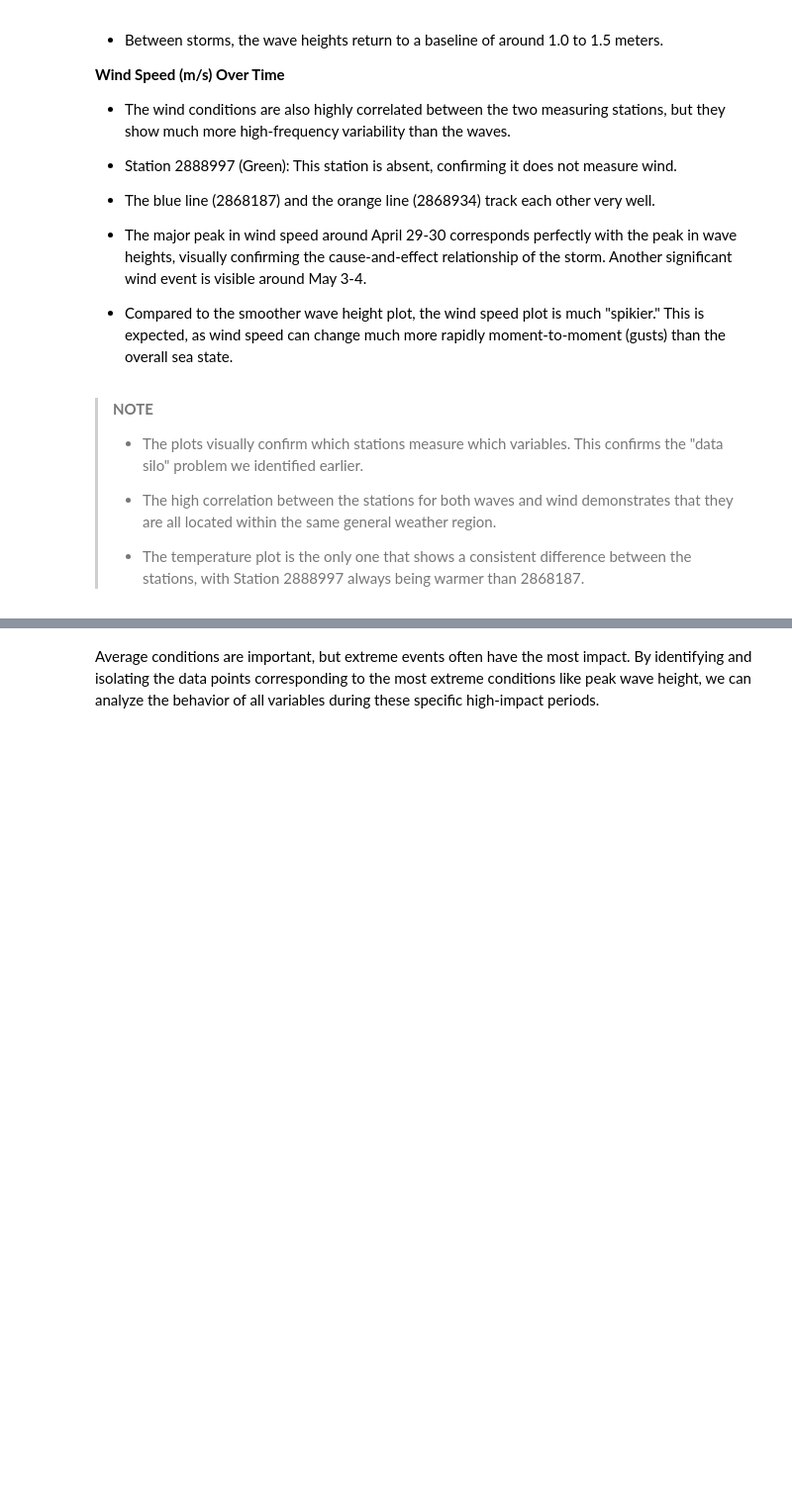
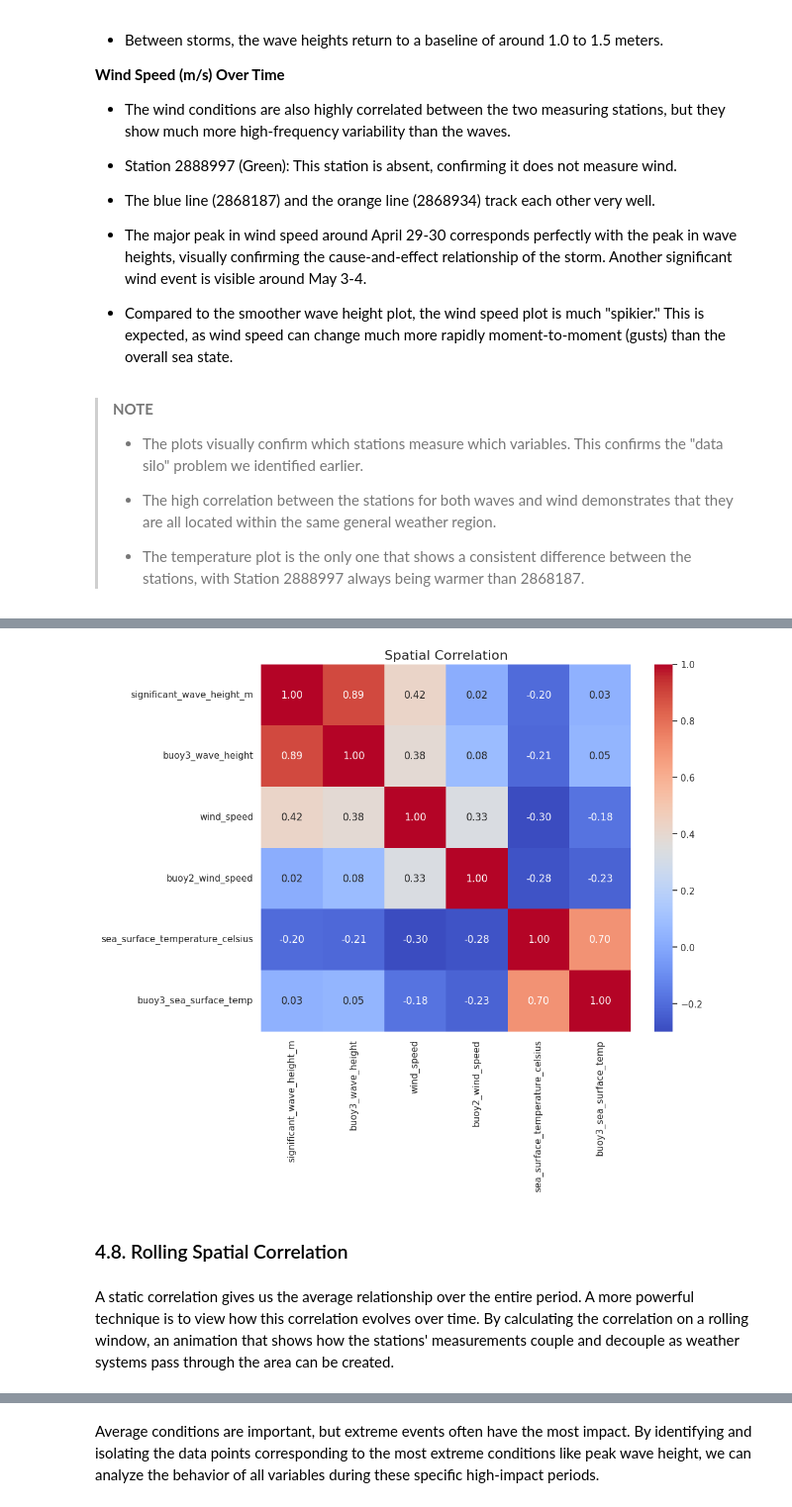
Before and after one commit to shama-llama/noaa-dataset-project, a Jupyter notebook: notebooks/dataset_description.ipynb, the cells around one changed output, grey strips where cells are left out. Shown at 99% size. Saved outputs shown, nothing was run; the diff lists cells and outputs as text; code cells hidden in the pictures; blank space fills up the shorter version.

```diff
--- a/notebooks/dataset_description.ipynb
+++ b/notebooks/dataset_description.ipynb
@@ -948,0 +1140,64 @@ HTML(html)
+# %%
+# Isolate each station into its own dataframe, setting the time index
+df1 = df[df["station_id"] == 2868187].set_index("date_time").sort_index()
+df2 = df[df["station_id"] == 2868934].set_index("date_time").sort_index()
+df3 = df[df["station_id"] == 2888997].set_index("date_time").sort_index()
+
+
+# Use `merge_asof` to Create a Unified DataFrame
+df_merged = df1.copy()
+
+# Rename columns from the other buoys before merging to avoid confusion
+df2_renamed = df2[["wind_speed"]].rename(columns={"wind_speed": "buoy2_wind_speed"})
+df3_renamed = df3[
+    ["significant_wave_height_m", "sea_surface_temperature_celsius"]
+].rename(
+    columns={
+        "significant_wave_height_m": "buoy3_wave_height",
+        "sea_surface_temperature_celsius": "buoy3_sea_surface_temp",
+    }
+)
+
+# Merge the data from Buoy 2
+df_merged = pd.merge_asof(
+    left=df_merged,
+    right=df2_renamed,
+    on="date_time",
+    direction="backward",
+    tolerance=pd.Timedelta("90 minutes"),
+)
+
+# Merge the data from Buoy 3
+df_merged = pd.merge_asof(
+    left=df_merged,
+    right=df3_renamed,
+    on="date_time",
+    direction="backward",
+    tolerance=pd.Timedelta("90 minutes"),
+)
+
+
+# Calculate the Correlation on the Unified DataFrame
+columns_to_correlate = [
+    "significant_wave_height_m",
+    "buoy3_wave_height",
+    "wind_speed",
+    "buoy2_wind_speed",
+    "sea_surface_temperature_celsius",
+    "buoy3_sea_surface_temp",
+]
+
+final_corr = df_merged[columns_to_correlate].corr()
+
+
+# Visualize the Final, Correct Correlation Matrix
+plt.figure(figsize=(10, 8))
+sns.heatmap(final_corr, annot=True, cmap="coolwarm", fmt=".2f")
+plt.title("Spatial Correlation", fontsize=16)
+plt.show()
+# %% [output]
+[figure, added]
+# %% [markdown]
+### 4.8. Rolling Spatial Correlation
+# %% [markdown]
+A static correlation gives us the average relationship over the entire period. A more powerful technique is to view how this correlation evolves over time. By calculating the correlation on a rolling window, an animation that shows how the stations' measurements couple and decouple as weather systems pass through the area can be created.
```
Also changed, not shown: parts of 32 cells of this notebook.
